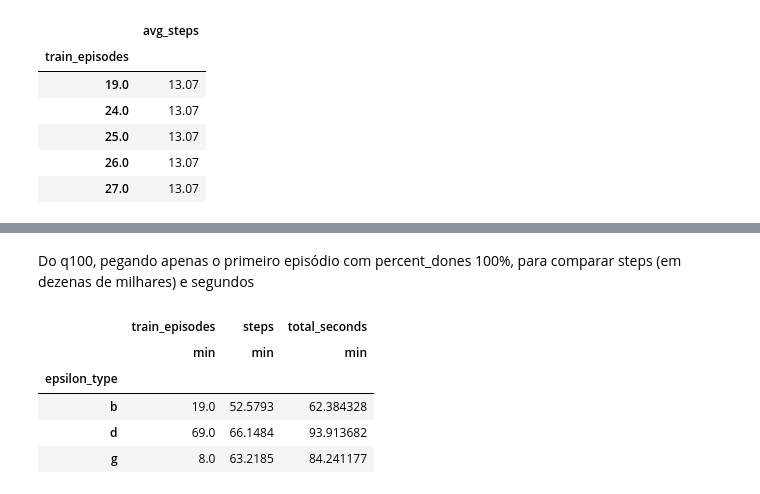
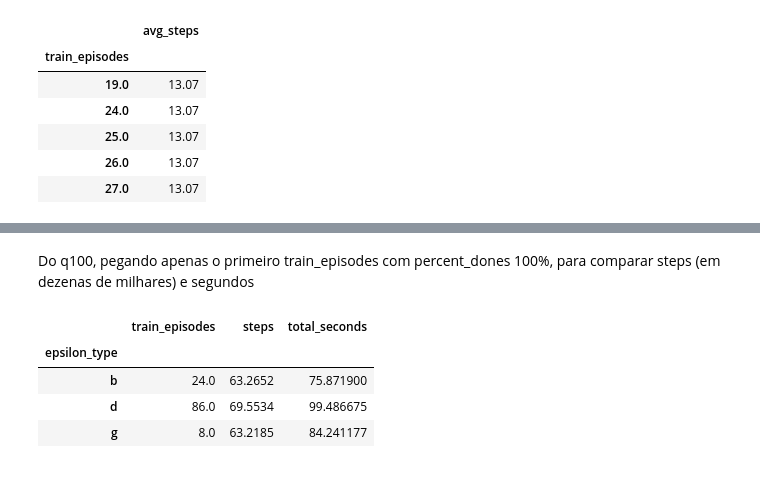
Before and after one commit to anselmobd/qrlstudy, a Jupyter notebook: eval.ipynb, the cells around one changed output, grey strips where cells are left out. Cells and saved outputs as stored; diff of their text form; code cells hidden in the pictures.

```diff
--- a/eval.ipynb
+++ b/eval.ipynb
@@ -73,7 +73,9 @@ steps_secs('a', 15000, 1000, 300)
 eval_file_name = "qtb/qgye2/qeval.txt"
 # %%
 columns = ['epsilon_type','train_episodes','percent_dones','avg_steps']
-qeval = pd.read_csv(eval_file_name, sep=";", header=None, names=columns)
-qeval.head()
+qeval = pd.read_csv(eval_file_name, sep=";", header=None, names=columns).sort_values(['epsilon_type', 'train_episodes'])
+qeval[
+    (qeval['epsilon_type']=='b') & (qeval['train_episodes']>=1800) & (qeval['train_episodes']<=3000)
+]
 # %% [output]
 |  | epsilon_type | train_episodes | percent_dones | avg_steps |
@@ -119,0 +130,5 @@ qeval.head()
+# %%
+qeval['next_percent_dones'] = qeval['percent_dones'].shift(-1)
+filtro = qeval['train_episodes'] == 150
+qeval.loc[filtro, 'next_percent_dones'] = qeval.loc[filtro, 'percent_dones']
+qeval
@@ -221,4 +253,4 @@ Montando q100, fitrando arquivo de avaliação da aprendizagem por percent_dones
 # %%
-q100 = qeval[qeval['percent_dones']==100]
+q100 = qeval[(qeval['percent_dones']==100) & (qeval['next_percent_dones']==100)]
 q100.head()
 # %% [output]
@@ -231,17 +258,17 @@ q100.head()
 # %% [markdown]
-Do q100, pegando apenas o primeiro episódio com percent_dones 100%, para comparar steps (em dezenas de milhares) e segundos
+Do q100, pegando apenas o primeiro train_episodes com percent_dones 100%, para comparar steps (em dezenas de milhares) e segundos
 # %%
 q_min_episodes = q100.groupby(by=['epsilon_type']).aggregate({
     'train_episodes': ['min'],
     'steps': ['min'],
     'total_seconds': ['min'],
 })
+q_min_episodes.columns = q_min_episodes.columns.droplevel(1)
 q_min_episodes['steps'] = q_min_episodes['steps'] / 10_000
-q_min_episodes.head()
+q_min_episodes
 # %% [output]
 |  | train_episodes | steps | total_seconds |
-|  | min | min | min |
 | epsilon_type |  |  |  |
-| b | 19.0 | 52.5793 | 62.384328 |
-| d | 69.0 | 66.1484 | 93.913682 |
+| b | 24.0 | 63.2652 | 75.871900 |
+| d | 86.0 | 69.5534 | 99.486675 |
 | g | 8.0 | 63.2185 | 84.241177 |
```
Also changed, not shown: parts of 13 cells of this notebook.
